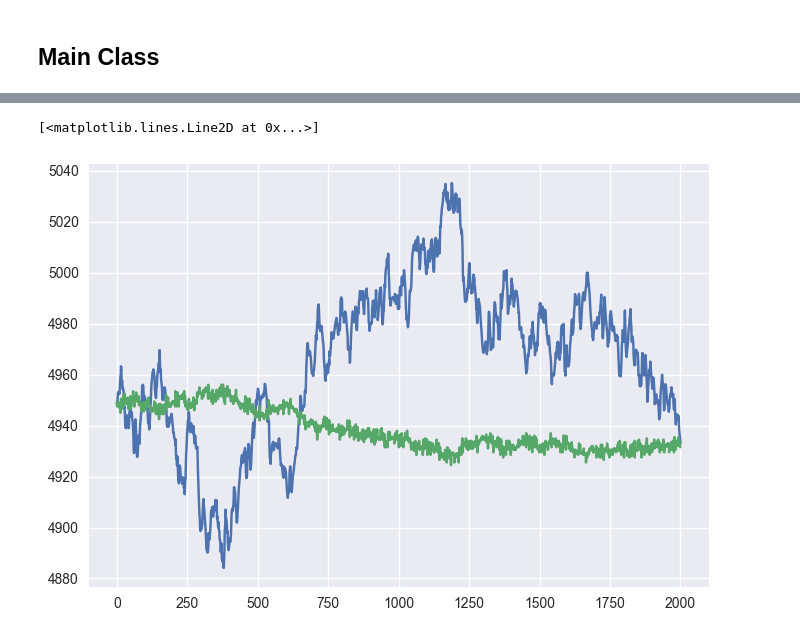
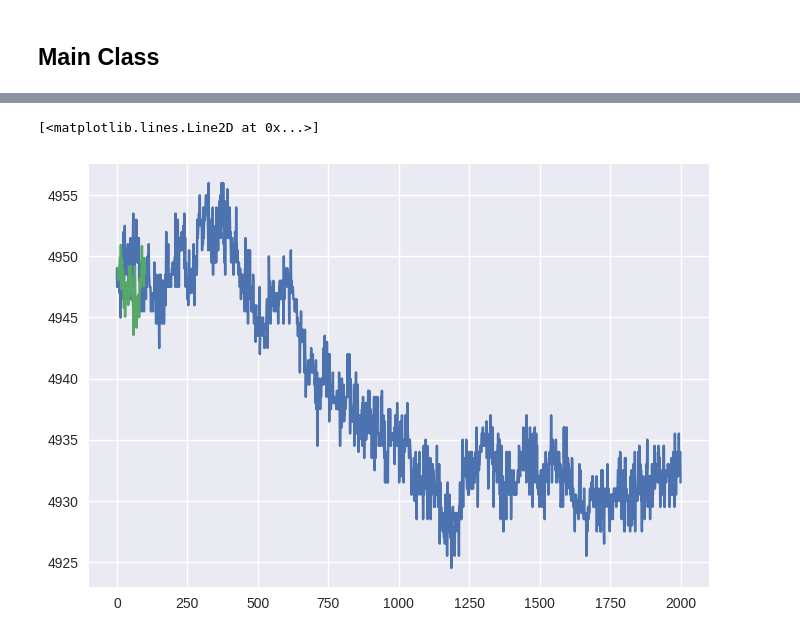
Before and after one commit to kzqiu/imc-2023, a Jupyter notebook: ARIMA/arima_visual.ipynb, the cells around one changed output, grey strips where cells are left out. Saved outputs shown, nothing was run; the diff lists cells and outputs as text; code cells hidden in the pictures.

Commit message:
debugging arima

```diff
--- a/ARIMA/arima_visual.ipynb
+++ b/ARIMA/arima_visual.ipynb
@@ -128,7 +128,7 @@ class LinearModel:
 
 
 class ARIMA(LinearModel):
-    def __init__(self, q, d, p):
+    def __init__(self, p, d, q):
         """
         An ARIMA model.
         :param q: (int) Order of the MA model.
@@ -228,11 +228,13 @@ class ARIMA(LinearModel):
             y[x.shape[0] + i] = super().predict(feat[None, :])
         return self.return_output(y)
 # %%
-m = ARIMA(1,0,5)
+m = ARIMA(1,0,1)
+window = 100
 df_prices = df['mid_price'].to_numpy()
 # print(df_prices[:-1])
-appended = np.concatenate(([df_prices[0]],df_prices[:-1]))
-x = difference(appended)
+# appended = np.concatenate(([df_prices[0]],df_prices[:window]))
+
+x = difference(df_prices[:window])
 pred = m.fit_predict(x)
 forec = m.forecast(pred,1)
 # plt.plot(df_prices)
@@ -250,6 +281,6 @@ array([4949. , 4947.5, 4948. , ..., 4934. , 4934. , 4931.5])
 # %%
-plt.plot(undo_difference(np.concatenate(([df_prices[0]],df_prices[:-1])), forec))
 plt.plot(df_prices)
+plt.plot(undo_difference(np.concatenate(([df_prices[0]],df_prices[:window])), forec))
 # %% [output]
 [<matplotlib.lines.Line2D at 0x...>]
-[figure, old version]
+[figure, new version]
```
Also changed, not shown: parts of 4 cells of this notebook.
